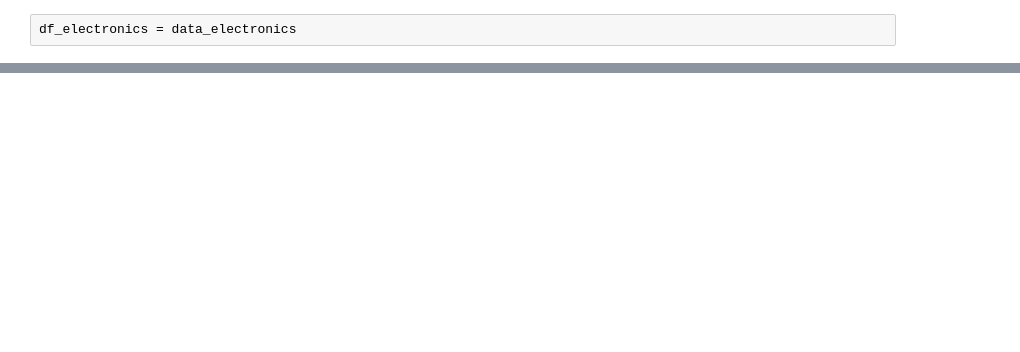
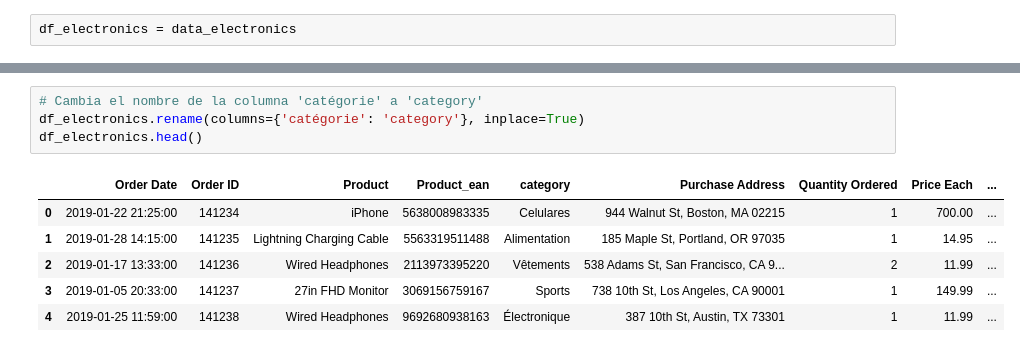
Before and after one commit to Ezemettler/sales_report, a Jupyter notebook: data.ipynb, the cells around one changed output, grey strips where cells are left out. Cells and saved outputs as stored; diff of their text form; blank space fills up the shorter version.

```diff
--- a/data.ipynb
+++ b/data.ipynb
@@ -128,0 +126,11 @@ dtype: int64
+# %%
+# Cambia el nombre de la columna 'catégorie' a 'category'
+df_electronics.rename(columns={'catégorie': 'category'}, inplace=True)
+df_electronics.head()
+# %% [output]
+|  | Order Date | Order ID | Product | Product_ean | category | Purchase Address | Quantity Ordered | Price Each | ... |
+| 0 | 2019-01-22 21:25:00 | 141234 | iPhone | 5638008983335 | Celulares | 944 Walnut St, Boston, MA 02215 | 1 | 700.00 | ... |
+| 1 | 2019-01-28 14:15:00 | 141235 | Lightning Charging Cable | 5563319511488 | Alimentation | 185 Maple St, Portland, OR 97035 | 1 | 14.95 | ... |
+| 2 | 2019-01-17 13:33:00 | 141236 | Wired Headphones | 2113973395220 | Vêtements | 538 Adams St, San Francisco, CA 9... | 2 | 11.99 | ... |
+| 3 | 2019-01-05 20:33:00 | 141237 | 27in FHD Monitor | 3069156759167 | Sports | 738 10th St, Los Angeles, CA 90001 | 1 | 149.99 | ... |
+| 4 | 2019-01-25 11:59:00 | 141238 | Wired Headphones | 9692680938163 | Électronique | 387 10th St, Austin, TX 73301 | 1 | 11.99 | ... |
```
Also changed, not shown: parts of 7 cells of this notebook.
